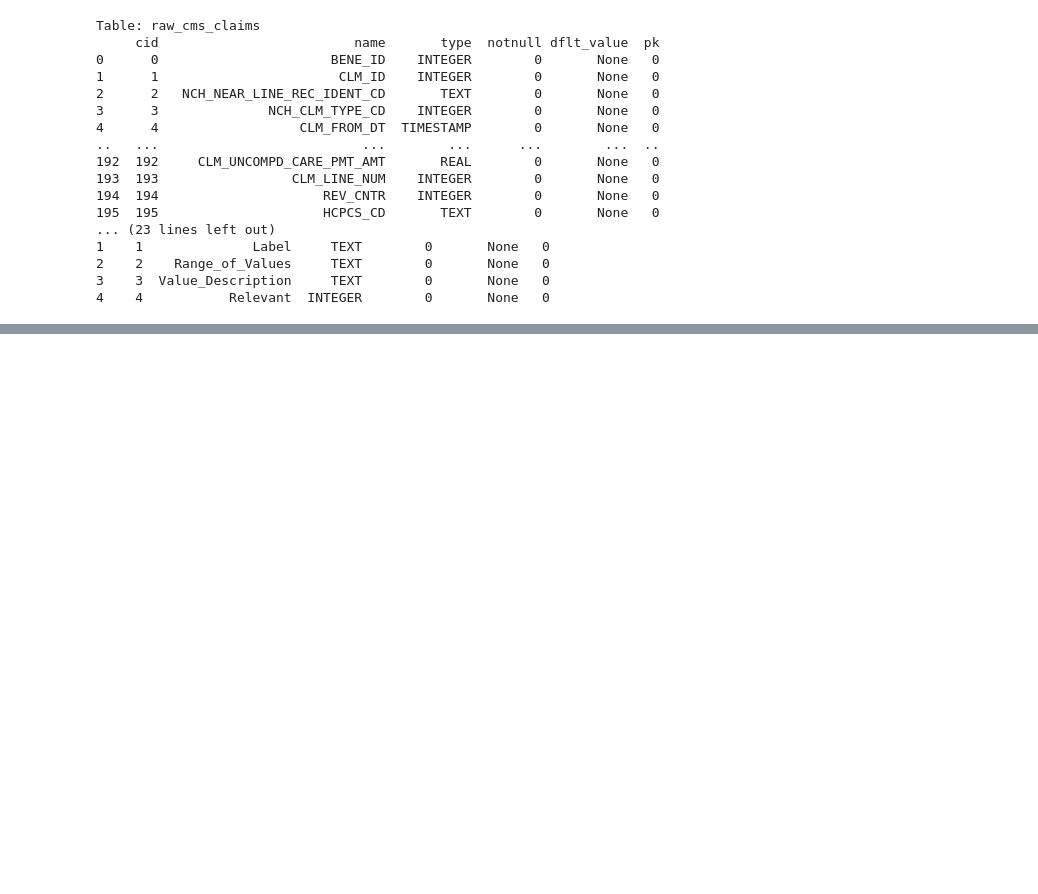
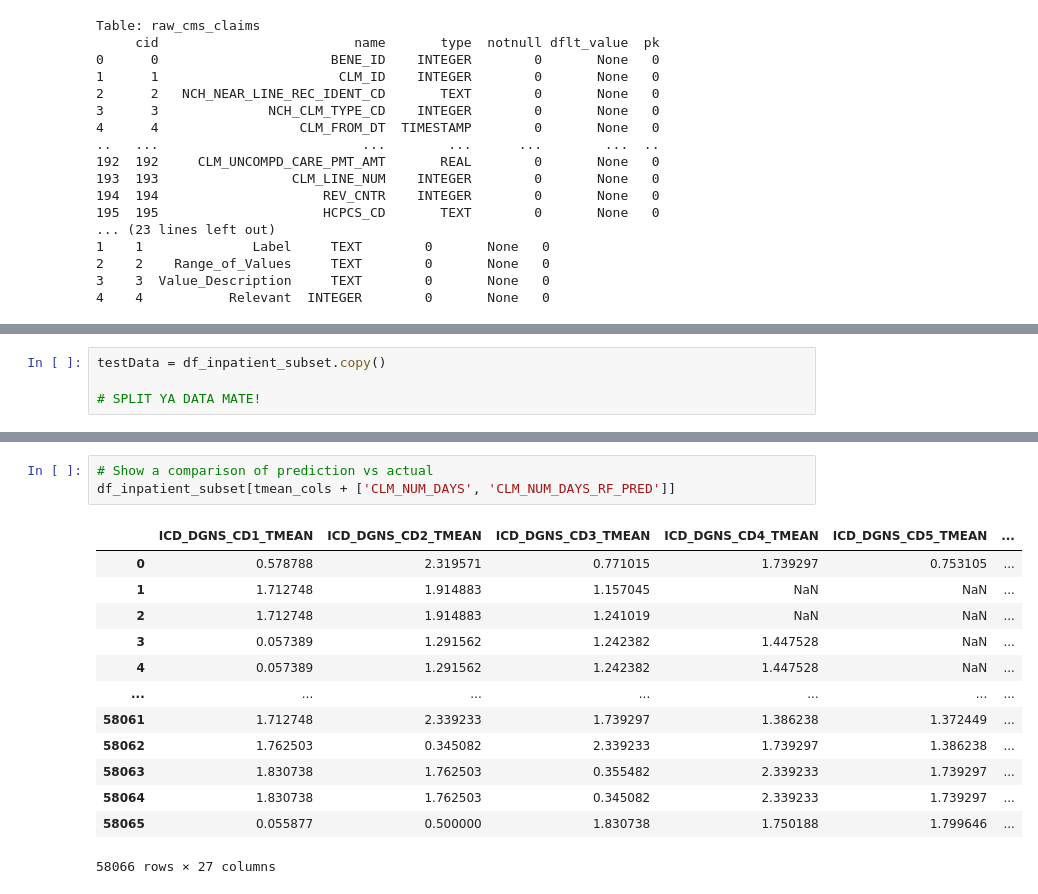
Before and after one commit to edauteuil-nuan/Hackathon25, a Jupyter notebook: dareynol.ipynb, the cells around one changed output, grey strips where cells are left out. Saved outputs shown, nothing was run; the diff lists cells and outputs as text; blank space fills up the shorter version.

```diff
--- a/dareynol.ipynb
+++ b/dareynol.ipynb
@@ -178,0 +245,4 @@ plt.show()
+# %%
+testData = df_inpatient_subset.copy()
+
+# SPLIT YA DATA MATE!
@@ -178,0 +277,17 @@ plt.show()
+# %%
+# Show a comparison of prediction vs actual
+df_inpatient_subset[tmean_cols + ['CLM_NUM_DAYS', 'CLM_NUM_DAYS_RF_PRED']]
+# %% [output]
+|  | ICD_DGNS_CD1_TMEAN | ICD_DGNS_CD2_TMEAN | ICD_DGNS_CD3_TMEAN | ICD_DGNS_CD4_TMEAN | ICD_DGNS_CD5_TMEAN | ... |
+| 0 | 0.578788 | 2.319571 | 0.771015 | 1.739297 | 0.753105 | ... |
+| 1 | 1.712748 | 1.914883 | 1.157045 | NaN | NaN | ... |
+| 2 | 1.712748 | 1.914883 | 1.241019 | NaN | NaN | ... |
+| 3 | 0.057389 | 1.291562 | 1.242382 | 1.447528 | NaN | ... |
+| 4 | 0.057389 | 1.291562 | 1.242382 | 1.447528 | NaN | ... |
+| ... | ... | ... | ... | ... | ... | ... |
+| 58061 | 1.712748 | 2.339233 | 1.739297 | 1.386238 | 1.372449 | ... |
+| 58062 | 1.762503 | 0.345082 | 2.339233 | 1.739297 | 1.386238 | ... |
+| 58063 | 1.830738 | 1.762503 | 0.355482 | 2.339233 | 1.739297 | ... |
+| 58064 | 1.830738 | 1.762503 | 0.345082 | 2.339233 | 1.739297 | ... |
+| 58065 | 0.055877 | 0.500000 | 1.830738 | 1.750188 | 1.799646 | ... |
+58066 rows × 27 columns
```
Also changed, not shown: parts of 17 cells of this notebook.
